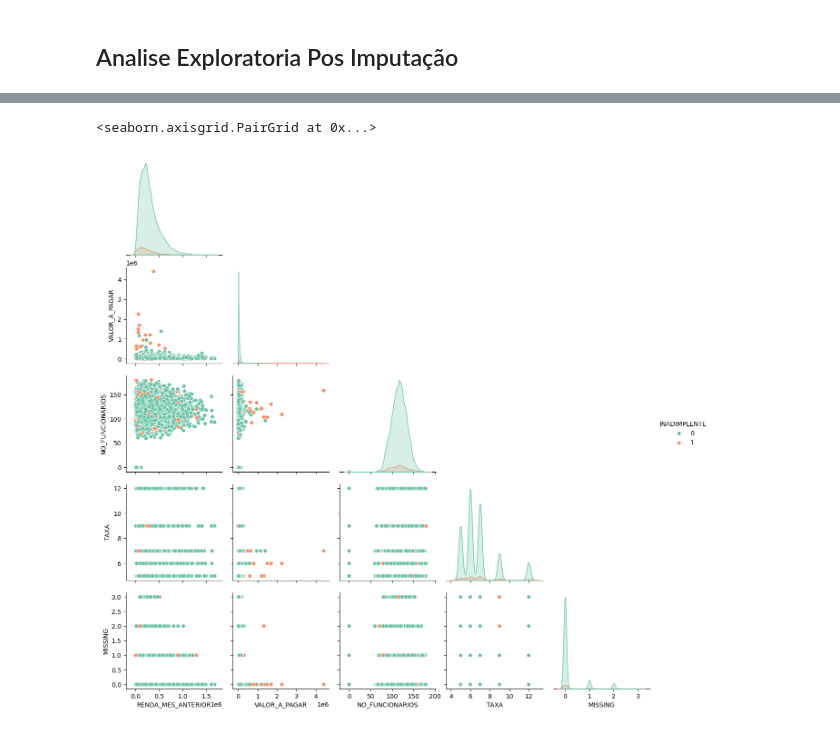
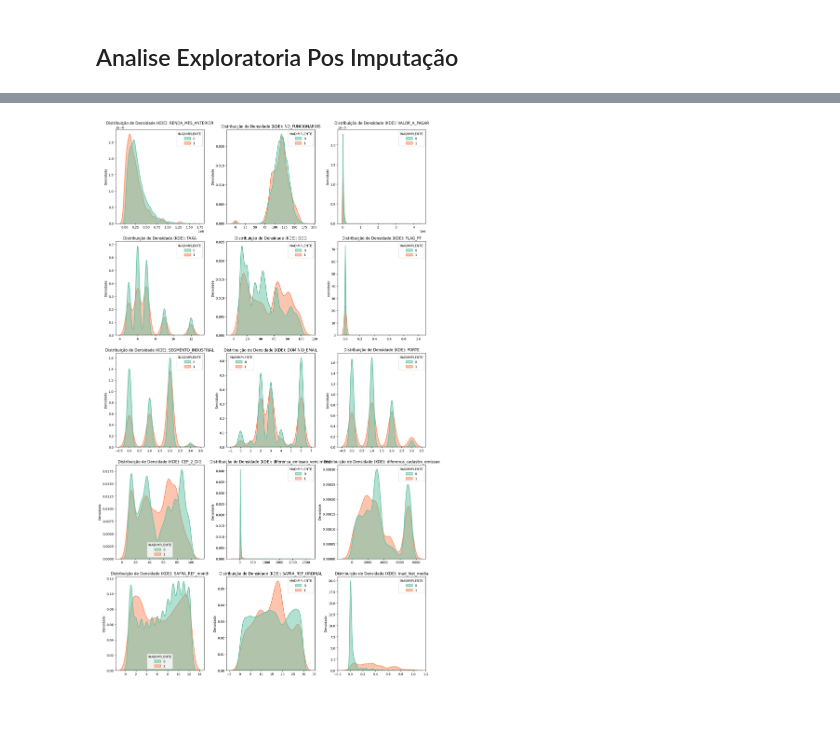
Before and after one commit to Cleyton-Nobre/datarisk-case-ds-junior, a Jupyter notebook: solution.ipynb, the cells around one changed output, grey strips where cells are left out. Drawn from its saved outputs; the diff is of its cells as text; code cells hidden in the pictures.

```diff
--- a/solution.ipynb
+++ b/solution.ipynb
@@ -77,6 +78,8 @@ base_pagamentos_desenvolvimento["DATA_VENCIMENTO"] = pd.to_datetime(base_pagamen
 
 base_pagamentos_teste["DATA_EMISSAO_DOCUMENTO"] = pd.to_datetime(base_pagamentos_teste["DATA_EMISSAO_DOCUMENTO"], errors="coerce")
 base_pagamentos_teste["DATA_VENCIMENTO"] = pd.to_datetime(base_pagamentos_teste["DATA_VENCIMENTO"], errors="coerce")
+
+base_cadastros["DATA_CADASTRO"] = pd.to_datetime(base_cadastros["DATA_CADASTRO"], errors="coerce")
 # %% [markdown]
 ## Criar Varivel de Inadimplencia
 # %%
@@ -220,6 +154,7 @@ safras_train = safras_ordenadas[:-n_test_safras]
 safras_test  = safras_ordenadas[-n_test_safras:]
 
 train = base_model[base_model["SAFRA_REF"].isin(safras_train)]
+train= train.drop(columns=["DATA_PAGAMENTO"])
 test  = base_model[base_model["SAFRA_REF"].isin(safras_test)]
 
 print(f"Safras treino: {safras_train[0]} -> {safras_train[-1]}")
@@ -375,0 +400,15 @@ class ImputacaoDDDGeografico(BaseEstimator, TransformerMixin):
+# %%
+class DropCols(BaseEstimator, TransformerMixin):
+    def __init__(self, cols):
+        self.cols=cols
+
+    def fit(self, X, y=None):
+        self.fitted_ = True
+        return self
+
+    def transform(self, X, y=None):
+        X = X.copy()
+
+        X=X.drop(columns=self.cols, errors="ignore")
+
+        return X
@@ -482,5 +630,40 @@ plt.show()
 # %%
-sns.pairplot(train[variaveis_numericas], diag_kind="kde", corner=True, hue=target, palette="Set2")
+n_cols = 3
+
+cols_num = train_.select_dtypes(include=['number']).columns.tolist()
+ignored = ['ID_CLIENTE', 'INADIMPLENTE', 'MISSING']
+target = "INADIMPLENTE"
+cols_to_plot = [c for c in cols_num if c not in ignored]
+n_rows = math.ceil(len(cols_to_plot) / n_cols)
+
+fig, axes = plt.subplots(n_rows, n_cols, figsize=(15, n_rows * 5))
+axes = axes.flatten()
+
+for i, col in enumerate(cols_to_plot):
+    if col == target:
+        continue
+
+    sns.kdeplot(
+        data=train_,
+        x=col,
+        hue=target,
+        fill=True,
+        common_norm=False,
+        palette="Set2",
+        ax=axes[i],
+        alpha=0.5,
+        linewidth=2,
+        warn_singular=False
+    )
+    axes[i].set_title(f'Distribuição de Densidade (KDE): {col}', fontsize=12)
+    axes[i].set_xlabel('')
+    axes[i].set_ylabel('Densidade')
+
+# Remove eixos extras se houver
+for j in range(i + 1, len(axes)):
+    fig.delaxes(axes[j])
+
+plt.tight_layout()
+plt.show()
 # %% [output]
-<seaborn.axisgrid.PairGrid at 0x...>
-[figure, old version]
+[figure, new version]
```
Also changed, not shown: parts of 57 cells of this notebook, 1 other file.
